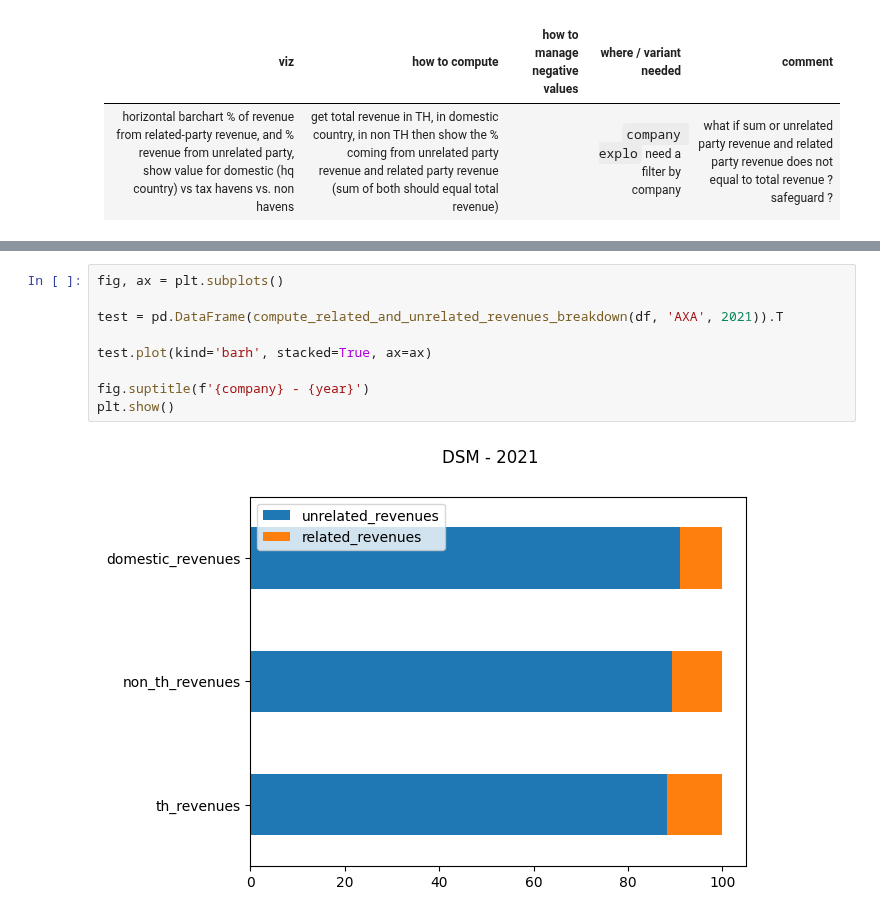
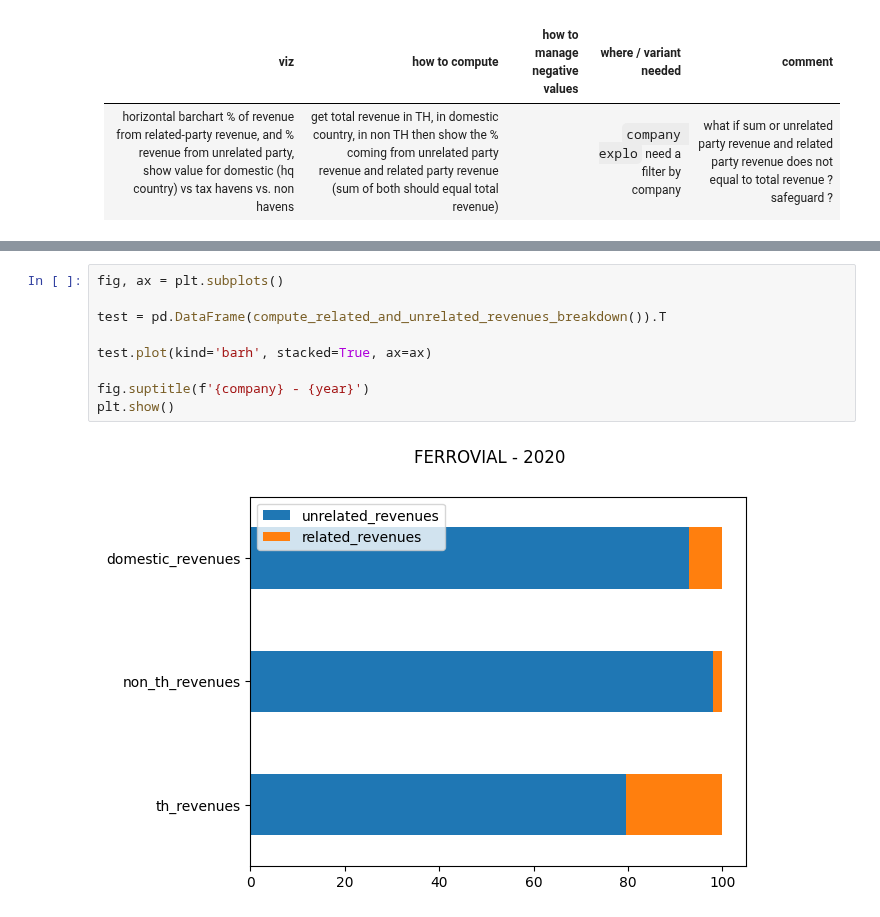
Before and after one commit to anquetos/data4good-taxobservatory-dataviz, a Jupyter notebook: taxobservatory-dataviz.ipynb, the cells around one changed output, grey strips where cells are left out. Cells and saved outputs as stored; diff of their text form.

Commit message:
Correction in viz 18 test

```diff
--- a/taxobservatory-dataviz.ipynb
+++ b/taxobservatory-dataviz.ipynb
@@ -329,11 +336,11 @@ compute_related_and_unrelated_revenues_breakdown(df, 'AXA', 2021)
 # %%
 fig, ax = plt.subplots()
 
-test = pd.DataFrame(compute_related_and_unrelated_revenues_breakdown(df, 'AXA', 2021)).T
+test = pd.DataFrame(compute_related_and_unrelated_revenues_breakdown()).T
 
 test.plot(kind='barh', stacked=True, ax=ax)
 
 fig.suptitle(f'{company} - {year}')
 plt.show()
 # %% [output]
-[figure, old version]
+[figure, new version]
```
Also changed, not shown: parts of 8 cells of this notebook.
